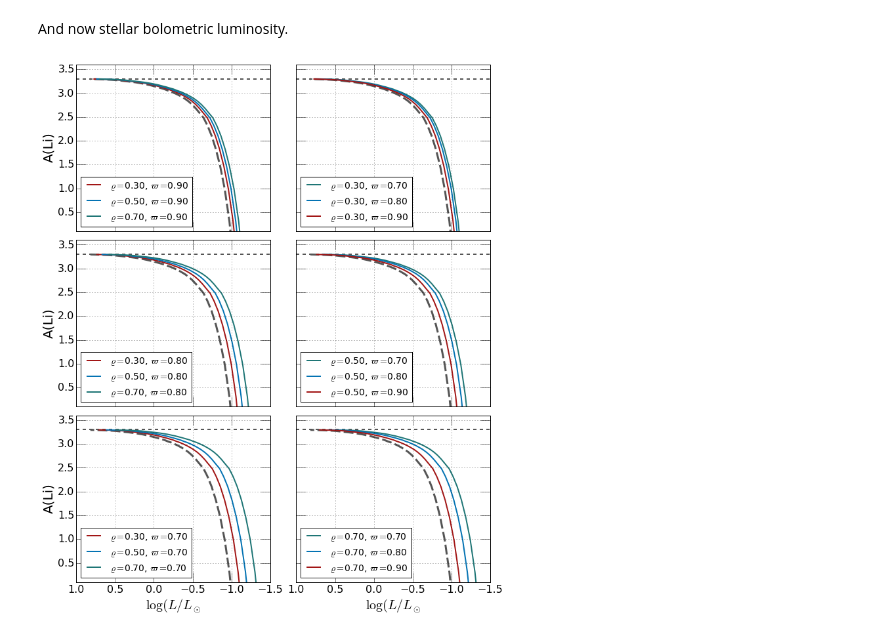
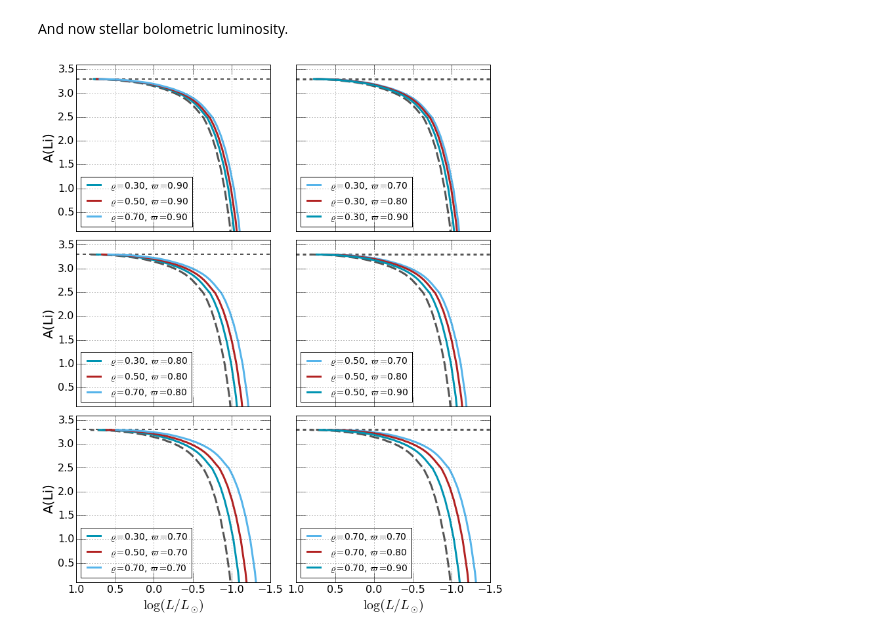
Before and after one commit to gfeiden/Notebook, a Jupyter notebook: Projects/ngc2516_spots/sta_spots_lithium.ipynb, the cells around one changed output. Cells and saved outputs as stored; diff of their text form; code cells hidden in the pictures.

```diff
--- a/Projects/ngc2516_spots/sta_spots_lithium.ipynb
+++ b/Projects/ngc2516_spots/sta_spots_lithium.ipynb
@@ -23,7 +23,8 @@ def loadIsochrone(filename):
 # %% [markdown]
 Lithium abundances are typically compared against either inferred stellar "effective" temperatures or against stellar bolometric luminosities. We'll begin with the "effective" temperature, which is taken to be the average surface temperature (as would presumably be derived from colors or SED fitting).
 # %%
-colors = {0: '#1F7676', 1:'#0473B3', 2: '#A21616', 3:'#555555'}
+#colors = {0: '#1F7676', 1:'#0473B3', 2: '#A21616', 3:'#555555'}
+colors = {2:'#0094b2', 1:'#B22222', 0:'#56b4ea', 3:'#555555'}
 varpi  = np.array([0.7, 0.8, 0.9])
 varrho = np.array([0.3, 0.5, 0.7])
 
@@ -55,7 +56,7 @@ for i in range(3):
         filename = 'mag_zet{:+4.2f}_eps+1.00_rho{:+4.2f}_pi{:+4.2f}.dat'.format(zeta[j], varrho[j], varpi[2-i])
         line = '$\\varrho = ${:4.2f}, $\\varpi = ${:4.2f}'.format(varrho[j], varpi[2-i])
         spot_iso = loadIsochrone(filename)
-        ax[i, 0].plot(10**spot_iso[:, 1], spot_iso[:, 5], lw=2, c=colors[2-j], label=line)
+        ax[i, 0].plot(10**spot_iso[:, 1], spot_iso[:, 5], lw=3, c=colors[2-j], label=line)
 
     ax[i, 0].legend(loc=3, fontsize=14.)
     ax[i, 0].grid(True)
@@ -72,7 +73,7 @@ for i in range(3):
         filename = 'mag_zet{:+4.2f}_eps+1.00_rho{:+4.2f}_pi{:+4.2f}.dat'.format(zeta[j], varrho[i], varpi[j])
         line = '$\\varrho = ${:4.2f}, $\\varpi = ${:4.2f}'.format(varrho[i], varpi[j])
         spot_iso = loadIsochrone(filename)
-        ax[i, 1].plot(10**spot_iso[:, 1], spot_iso[:, 5], lw=2, c=colors[j], label=line)
+        ax[i, 1].plot(10**spot_iso[:, 1], spot_iso[:, 5], lw=3, c=colors[j], label=line)
 
     ax[i, 1].legend(loc=3, fontsize=14.)
     ax[i, 1].grid(True)
@@ -89,7 +90,7 @@ fig, ax = plt.subplots(3, 2, figsize=(10., 12.), sharex=True, sharey=True)
 for i in range(2):
     ax[2, i].set_xlim(1., -1.5)
     ax[2, i].set_ylim(0.1, 3.6)
-    ax[2, i].set_xlabel('$\\log (L/L_{\\odot}$', fontsize=20.)
+    ax[2, i].set_xlabel('$\\log (L/L_{\\odot})$', fontsize=20.)
 
 # load standard isochrone
 iso = loadIsochrone('../isochrone_120.0myr_z+0.00_a+0.00_marcs.iso')
@@ -105,34 +106,34 @@ for i in range(3):
     ax[i, 0].plot(iso[:,3], iso[:,5], lw=3, dashes=(15., 5.), c=colors[3])
     ax[i, 0].plot(Li_init[:,0], Li_init[:,1], lw=2, dashes=(5.0, 5.0), c=colors[3])
 
     # compute zeta for (varpi, varrho); plot spotted isochrone
     zeta   = 1.0 - varrho*(1.0 - varpi[2-i]**4)
     for j in range(len(zeta)):
         filename = 'mag_zet{:+4.2f}_eps+1.00_rho{:+4.2f}_pi{:+4.2f}.dat'.format(zeta[j], varrho[j], varpi[2-i])
         line = '$\\varrho = ${:4.2f}, $\\varpi = ${:4.2f}'.format(varrho[j], varpi[2-i])
         spot_iso = loadIsochrone(filename)
-        ax[i, 0].plot(spot_iso[:, 3], spot_iso[:, 5], lw=2, c=colors[2-j], label=line)
+        ax[i, 0].plot(spot_iso[:, 3], spot_iso[:, 5], lw=3, c=colors[2-j], label=line)
 
     ax[i, 0].legend(loc=3, fontsize=14.)
     ax[i, 0].grid(True)
 
 # left column, vary varpi
 for i in range(3):
     ax[i, 1].tick_params(which='major', axis='both', length=15., labelsize=16.)
     ax[i, 1].plot(iso[:,3], iso[:,5], lw=3, dashes=(15., 5.), c=colors[3])
-    ax[i, 1].plot(Li_init[:,0], Li_init[:,1], lw=2, dashes=(5.0, 5.0), c=colors[3])
+    ax[i, 1].plot(Li_init[:,0], Li_init[:,1], lw=3, dashes=(5.0, 5.0), c=colors[3])
 
     # compute zeta for (varpi, varrho); plot spotted isochrone
     zeta   = 1.0 - varrho[i]*(1.0 - varpi**4)
     for j in range(len(zeta)):
         filename = 'mag_zet{:+4.2f}_eps+1.00_rho{:+4.2f}_pi{:+4.2f}.dat'.format(zeta[j], varrho[i], varpi[j])
         line = '$\\varrho = ${:4.2f}, $\\varpi = ${:4.2f}'.format(varrho[i], varpi[j])
         spot_iso = loadIsochrone(filename)
-        ax[i, 1].plot(spot_iso[:, 3], spot_iso[:, 5], lw=2, c=colors[j], label=line)
+        ax[i, 1].plot(spot_iso[:, 3], spot_iso[:, 5], lw=3, c=colors[j], label=line)
 
     ax[i, 1].legend(loc=3, fontsize=14.)
     ax[i, 1].grid(True)
 
 fig.tight_layout()
 # %% [output]
-[figure, old version]
+[figure, new version]
```
Also changed, not shown: parts of 2 cells of this notebook, 3 other files.
